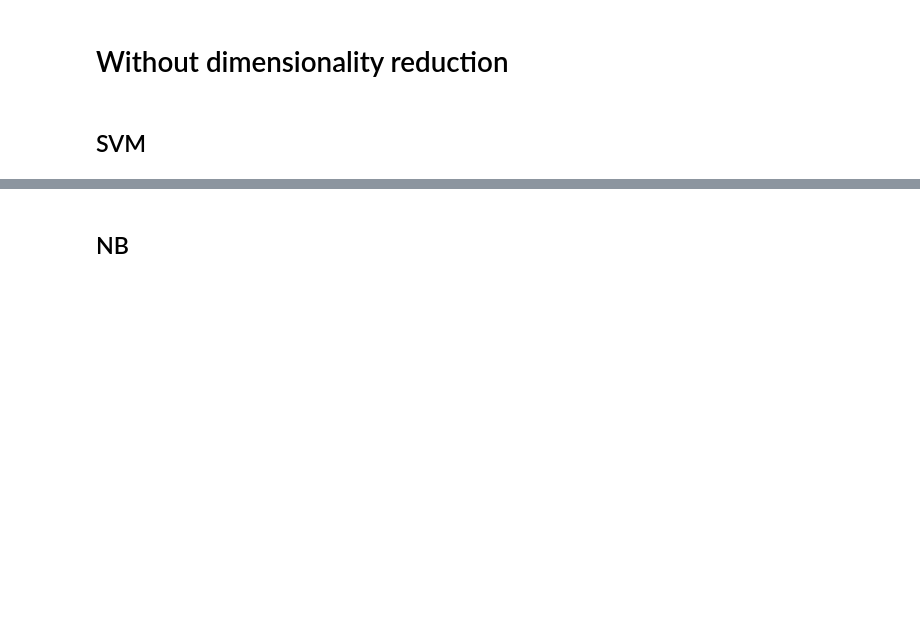
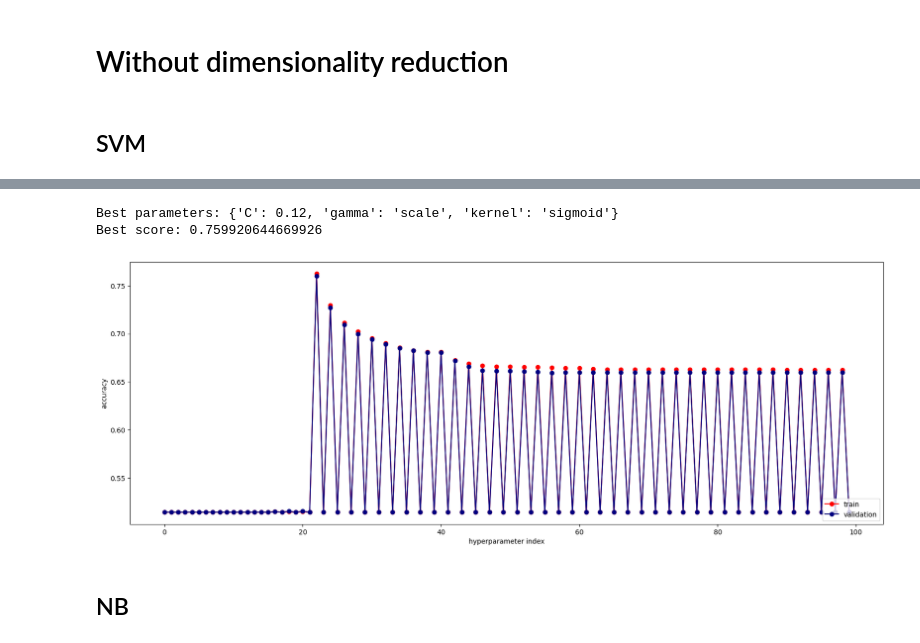
Before and after one commit to nickobard/Machine-Learning-II, a Jupyter notebook: 01/homework_01_B232.ipynb, the cells around one changed output, grey strips where cells are left out. Drawn from its saved outputs; the diff is of its cells as text; code cells hidden in the pictures; blank space fills up the shorter version.

```diff
--- a/01/homework_01_B232.ipynb
+++ b/01/homework_01_B232.ipynb
@@ -253,0 +514,10 @@ dtype: float64
+# %%
+param_grid_sigmoid = {
+    'kernel': ['sigmoid'],
+    'gamma': gamma,
+    'C': C
+}
+# %%
+grid_search_sigmoid = GridSearchCV(estimator=model, param_grid=param_grid_sigmoid, scoring='accuracy', cv=5, n_jobs=-1,
+                               verbose=6, return_train_score=True)
+grid_search_sigmoid.fit(X=X_cross, y=y_cross)
@@ -254,3 +538,19 @@ dtype: float64
+# %%
+test_accuracies = grid_search_sigmoid.cv_results_['mean_train_score']
+val_accuracies = grid_search_sigmoid.cv_results_['mean_test_score']
+# %%
+fig, ax = plt.subplots(figsize=(20, 7))
+ax.plot(test_accuracies, 'o-', label='train', color='red')
+ax.plot(val_accuracies, 'o-', label='validation', color='navy')
+ax.set_xlabel('hyperparameter index')
+ax.set_ylabel('accuracy')
+ax.legend(loc="lower right")
+print("Best parameters:", grid_search_sigmoid.best_params_)
+print("Best score:", grid_search_sigmoid.best_score_)
+# %% [output]
+Best parameters: {'C': 0.12, 'gamma': 'scale', 'kernel': 'sigmoid'}
+Best score: 0.759920644669926
+[figure, added]
 # %% [markdown]
 ## NB
 # %% [markdown]
```
Also changed, not shown: parts of 31 cells of this notebook.
